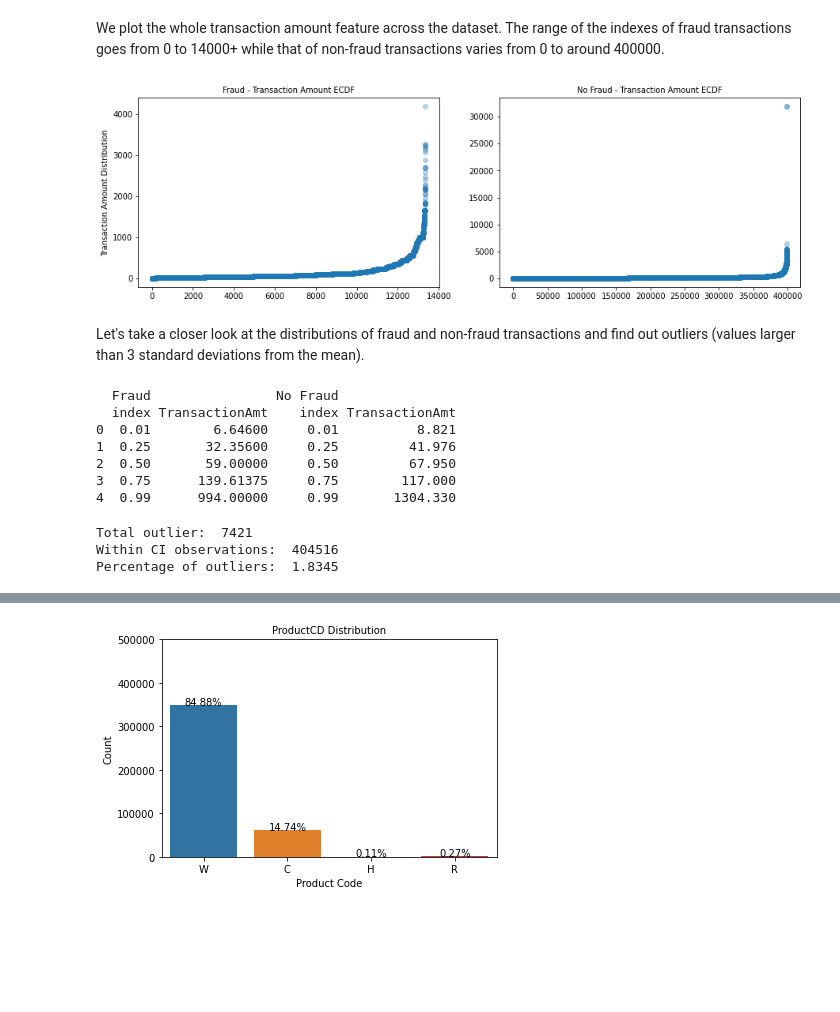
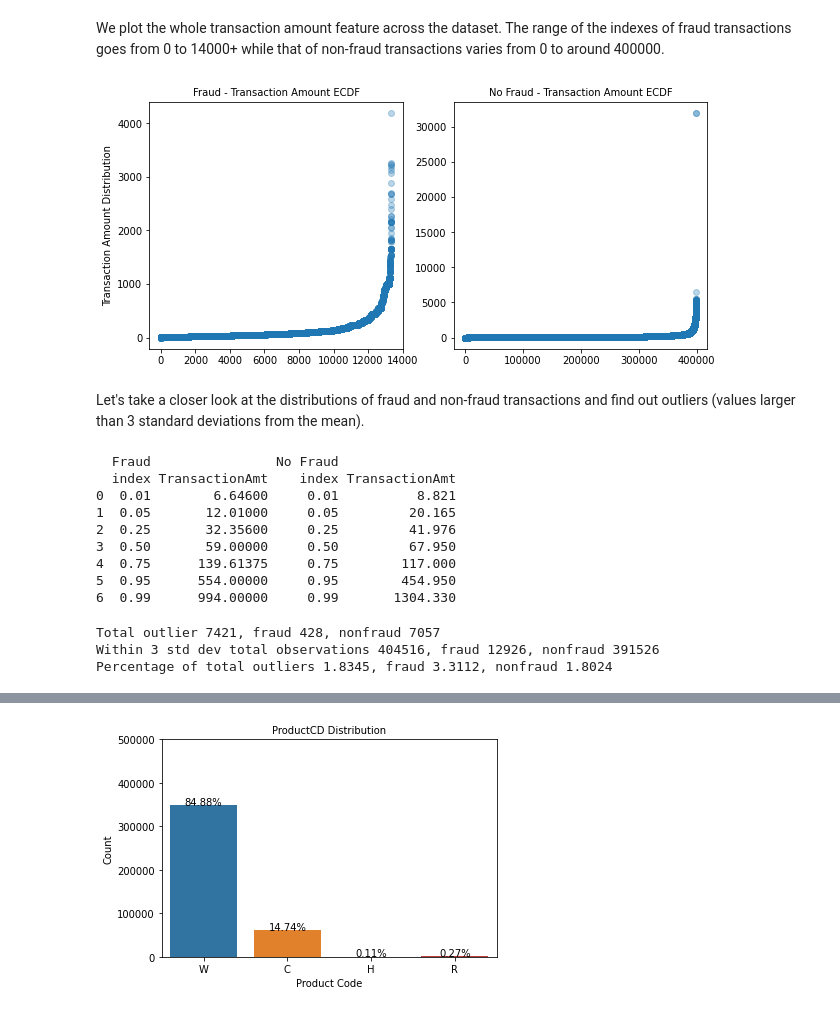
Before and after one commit to ddddaisi/springboard, a Jupyter notebook: Capstone 2 Fraud Detection/Step 3 EDA.ipynb, the cells around one changed output, grey strips where cells are left out. Drawn from its saved outputs; the diff is of its cells as text; code cells hidden in the pictures; blank space fills up the shorter version.

```diff
--- a/Capstone 2 Fraud Detection/Step 3 EDA.ipynb
+++ b/Capstone 2 Fraud Detection/Step 3 EDA.ipynb
@@ -129,32 +165,34 @@ for p in g3.patches:
 # %% [markdown]
 We plot the whole transaction amount feature across the dataset. The range of the indexes of fraud transactions goes from 0 to 14000+ while that of non-fraud transactions varies from 0 to around 400000.
 # %%
-plt.figure(figsize=(15,15))
-plt.subplot(321)
+plt.figure(figsize=(10,10))
+plt.subplot(221)
 g4 = plt.scatter(range(df[df['isFraud'] == 1].shape[0]),
                  np.sort(df[df['isFraud'] == 1]['TransactionAmt'].values),
                 label='isFraud', alpha=.3)
 g4 = plt.title("Fraud - Transaction Amount ECDF", fontsize=10)
 g4 = plt.ylabel("Transaction Amount Distribution", fontsize=10)
 
-plt.subplot(322)
+plt.subplot(222)
 g5 = plt.scatter(range(df[df['isFraud'] == 0].shape[0]),
                  np.sort(df[df['isFraud'] == 0]['TransactionAmt'].values),
                  label='NoFraud', alpha=.3)
 g5 = plt.title("No Fraud - Transaction Amount ECDF", fontsize=10)
 # %% [output]
-[figure, old version]
+[figure, new version]
 # %% [markdown]
 Let's take a closer look at the distributions of fraud and non-fraud transactions and find out outliers (values larger than 3 standard deviations from the mean).
 # %%
-print(pd.concat([df[df['isFraud'] == 1]['TransactionAmt'].quantile([.01, .25, .5, .75, .99]).reset_index(),
-                 df[df['isFraud'] == 0]['TransactionAmt'].quantile([.01, .25, .5, .75, .99]).reset_index()],
+print(pd.concat([df[df['isFraud'] == 1]['TransactionAmt'].quantile([.01, .05, .25, .5, .75, .95, .99]).reset_index(),
+                 df[df['isFraud'] == 0]['TransactionAmt'].quantile([.01, .05, .25, .5, .75, .95, .99]).reset_index()],
                 axis=1, keys=['Fraud', "No Fraud"]))
 # %% [output]
   Fraud                No Fraud
   index TransactionAmt    index TransactionAmt
 0  0.01        6.64600     0.01          8.821
-1  0.25       32.35600     0.25         41.976
-2  0.50       59.00000     0.50         67.950
-3  0.75      139.61375     0.75        117.000
-4  0.99      994.00000     0.99       1304.330
+1  0.05       12.01000     0.05         20.165
+2  0.25       32.35600     0.25         41.976
+3  0.50       59.00000     0.50         67.950
+4  0.75      139.61375     0.75        117.000
+5  0.95      554.00000     0.95        454.950
+6  0.99      994.00000     0.99       1304.330
@@ -171,9 +220,9 @@ def outliers(df):
 # %%
-outliers(df['TransactionAmt'])
+outliers(df['TransactionAmt'], f['TransactionAmt'], nf['TransactionAmt'])
 # %% [output]
-Total outlier:  7421
-Within CI observations:  404516
-Percentage of outliers:  1.8345
+Total outlier 7421, fraud 428, nonfraud 7057
+Within 3 std dev total observations 404516, fraud 12926, nonfraud 391526
+Percentage of total outliers 1.8345, fraud 3.3112, nonfraud 1.8024
 # %%
 # Remove TransactionAmt outliers
 #df = df[np.abs(df.TransactionAmt - df.TransactionAmt.mean()) <= (3 * df.TransactionAmt.std())]
```
Also changed, not shown: parts of 29 cells of this notebook.
